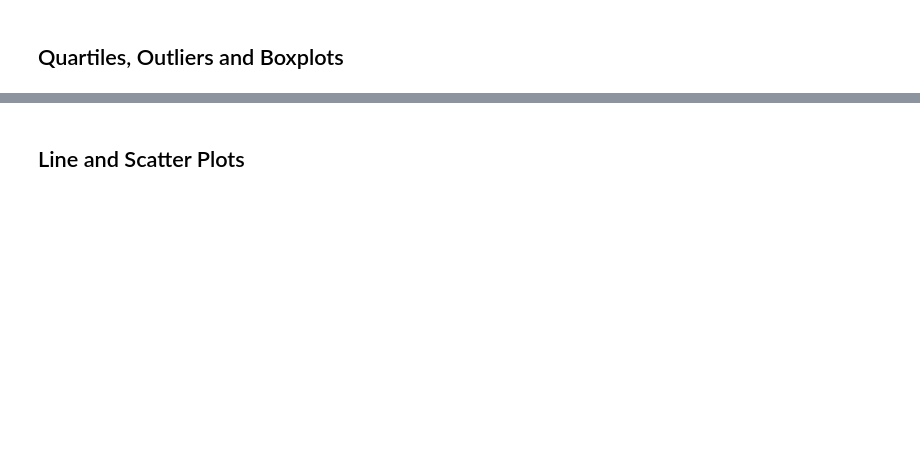
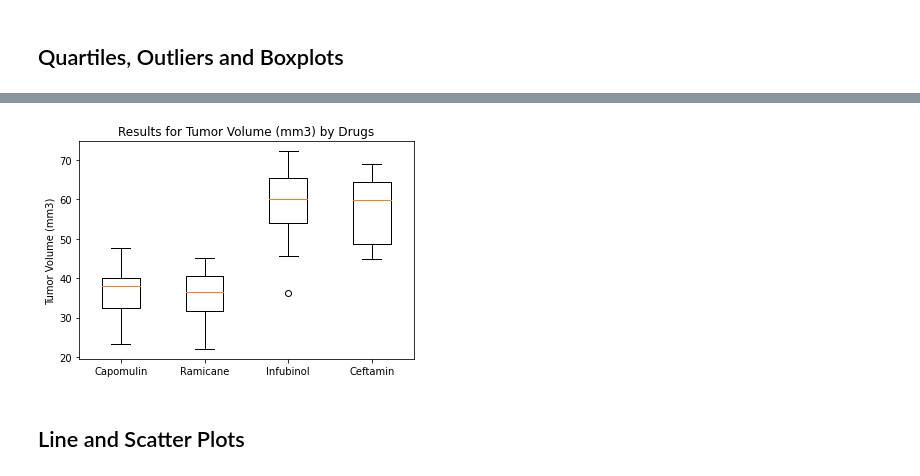
Before and after one commit to foofx88/Python_Matplotlib_Pymaceuticals, a Jupyter notebook: pymaceuticals_starter.ipynb, the cells around one changed output, grey strips where cells are left out. Saved outputs shown, nothing was run; the diff lists cells and outputs as text; code cells hidden in the pictures; blank space fills up the shorter version.

```diff
--- a/pymaceuticals_starter.ipynb
+++ b/pymaceuticals_starter.ipynb
@@ -198,5 +212,12 @@ Name: Mouse ID, dtype: int64
 
 # Start by getting the last (greatest) timepoint for each mouse
 
+last_timepoint = pd.DataFrame(cleaned_mice.groupby('Mouse ID')['Timepoint'].max()).rename(columns={'Timepoint': 'Last Timepoint'})
 
-# Merge this group df with the original dataframe to get the tumor volume at the last timepoint
+last_timepoint.reset_index(inplace=True)
+
+# print(last_timepoint) # to test output
+
+merged_results = pd.merge(cleaned_mice, last_timepoint, on='Mouse ID')
+merged_results.pop('Duplicated') #for a cleaner look as Column Duplicated no longer required
+merged_results
@@ -220,4 +299,16 @@ Name: Mouse ID, dtype: int64
 # %%
 # Generate a box plot of the final tumor volume of each mouse across four regimens of interest
+
+# Plot boxplot
+plt.boxplot(treatments)
+
+# Add title and labels to boxplot
+plt.title('Results for Tumor Volume (mm3) by Drugs')
+plt.ylabel('Tumor Volume (mm3)')
+plt.xticks([1, 2, 3, 4], ['Capomulin', 'Ramicane', 'Infubinol', 'Ceftamin'])
+plt.savefig("images/mice_4drugs.png")
+plt.show()
+# %% [output]
+[figure, added]
 # %% [markdown]
 ## Line and Scatter Plots
```
Also changed, not shown: parts of 16 cells of this notebook, 5 other files.
